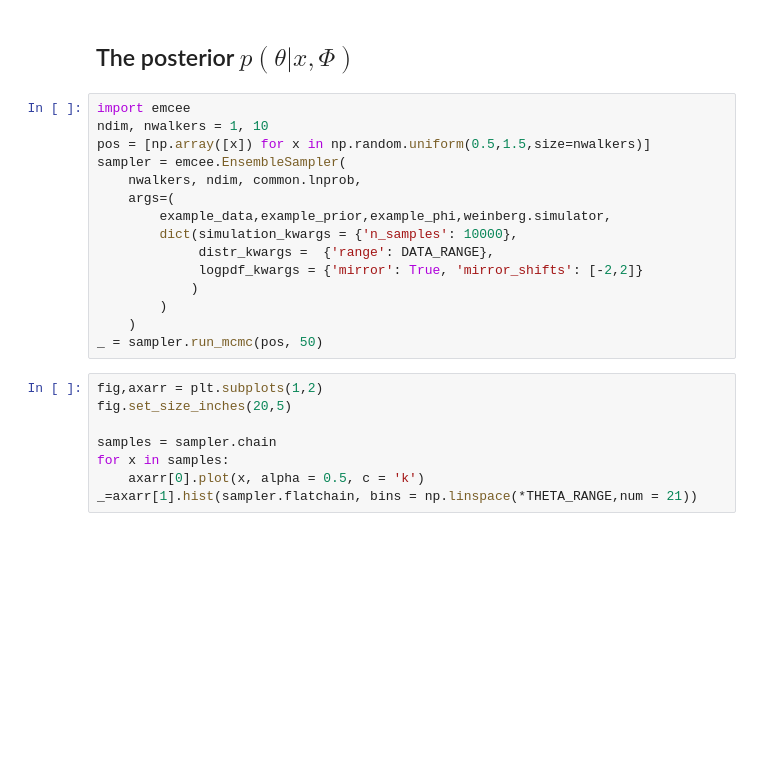
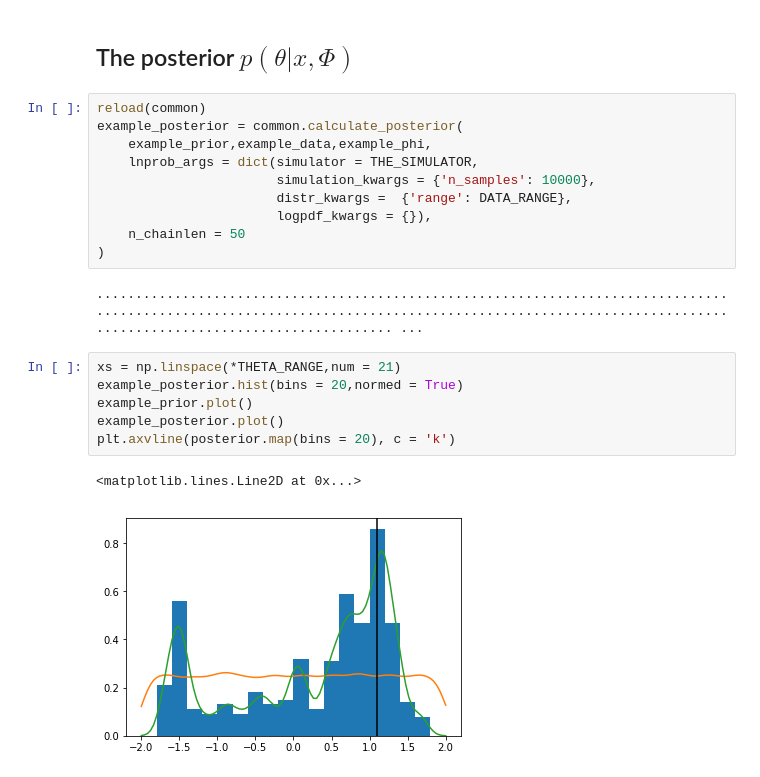
Before and after one commit to cranmer/active_sciencing, a Jupyter notebook: clean/active_gaussian.ipynb, the cells around one changed output. Drawn from its saved outputs; the diff is of its cells as text; blank space fills up the shorter version.

Commit message:
towards common APIs

```diff
--- a/clean/active_gaussian.ipynb
+++ b/clean/active_gaussian.ipynb
@@ -110,25 +118,23 @@ axarr[1].plot(xs,np.exp(logpdf(xs)))
 # %% [markdown]
 ## The posterior $p(\theta|x,\Phi)$
-# %%
-import emcee
-ndim, nwalkers = 1, 10
-pos = [np.array([x]) for x in np.random.uniform(0.5,1.5,size=nwalkers)]
-sampler = emcee.EnsembleSampler(
-    nwalkers, ndim, common.lnprob,
-    args=(
-        example_data,example_prior,example_phi,weinberg.simulator,
-        dict(simulation_kwargs = {'n_samples': 10000},
-             distr_kwargs =  {'range': DATA_RANGE},
-             logpdf_kwargs = {'mirror': True, 'mirror_shifts': [-2,2]}
-            )
-        )
-    )
-_ = sampler.run_mcmc(pos, 50)
-# %%
-fig,axarr = plt.subplots(1,2)
-fig.set_size_inches(20,5)
-
-samples = sampler.chain
-for x in samples:
-    axarr[0].plot(x, alpha = 0.5, c = 'k')
-_=axarr[1].hist(sampler.flatchain, bins = np.linspace(*THETA_RANGE,num = 21))
+# %%
+reload(common)
+example_posterior = common.calculate_posterior(
+    example_prior,example_data,example_phi,
+    lnprob_args = dict(simulator = THE_SIMULATOR,
+                       simulation_kwargs = {'n_samples': 10000},
+                       distr_kwargs =  {'range': DATA_RANGE},
+                       logpdf_kwargs = {}),
+    n_chainlen = 50
+)
+# %% [output]
+........................................................................................................................................................................................................ ...
+# %%
+xs = np.linspace(*THETA_RANGE,num = 21)
+example_posterior.hist(bins = 20,normed = True)
+example_prior.plot()
+example_posterior.plot()
+plt.axvline(posterior.map(bins = 20), c = 'k')
+# %% [output]
+<matplotlib.lines.Line2D at 0x...>
+[figure, added]
```
Also changed, not shown: parts of 7 cells of this notebook, 3 other files.
